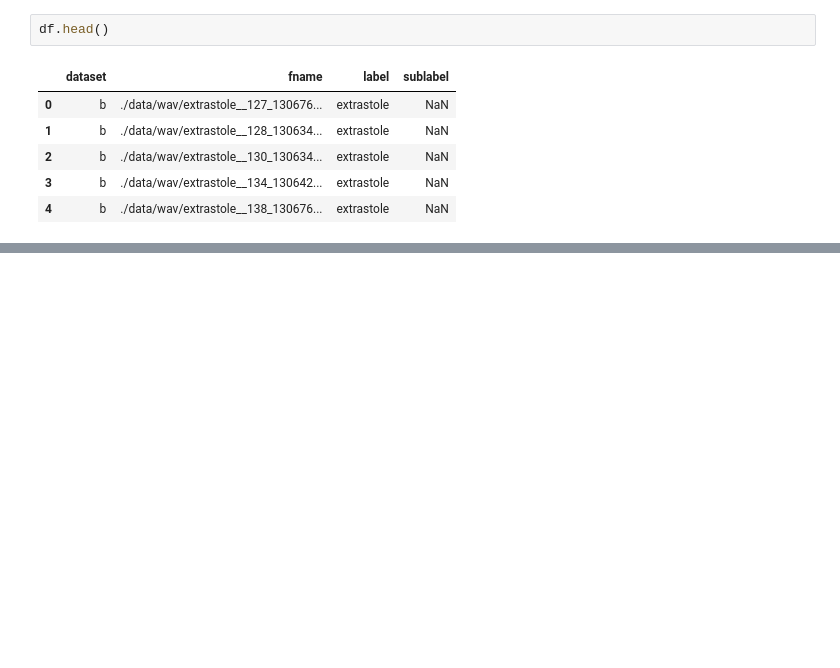
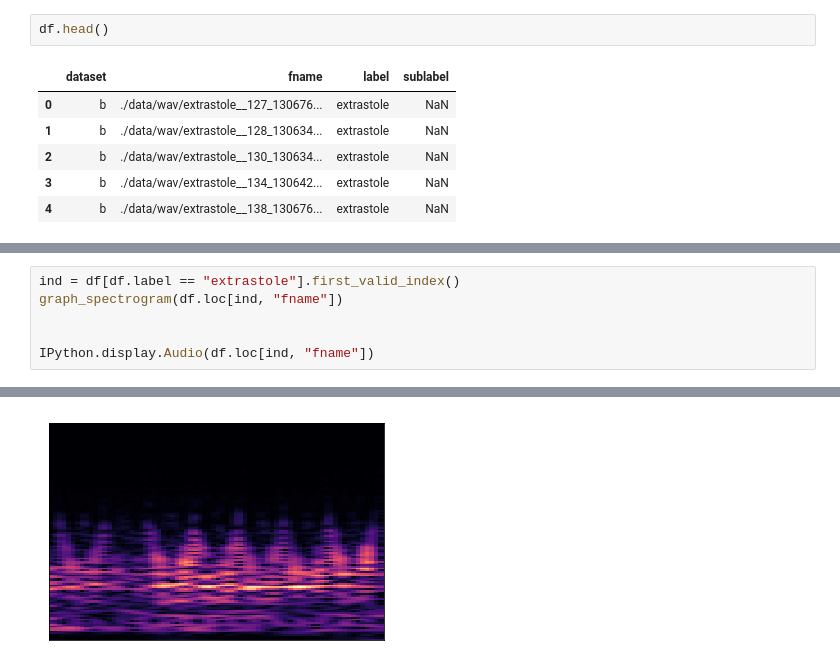
Before and after one commit to sachanganesh/heartbeat-classification, a Jupyter notebook: Heartbeat Anomaly Detection.ipynb, the cells around one changed output, grey strips where cells are left out. Cells and saved outputs as stored; diff of their text form; blank space fills up the shorter version.

```diff
--- a/Heartbeat Anomaly Detection.ipynb
+++ b/Heartbeat Anomaly Detection.ipynb
@@ -291,0 +116,7 @@ Y.head()
+# %%
+ind = df[df.label == "extrastole"].first_valid_index()
+graph_spectrogram(df.loc[ind, "fname"])
+
+
+IPython.display.Audio(df.loc[ind, "fname"])
+# %% [output]
@@ -291,0 +124 @@ Y.head()
+[figure, added]
```
Also changed, not shown: parts of 39 cells of this notebook, 19 other files.
